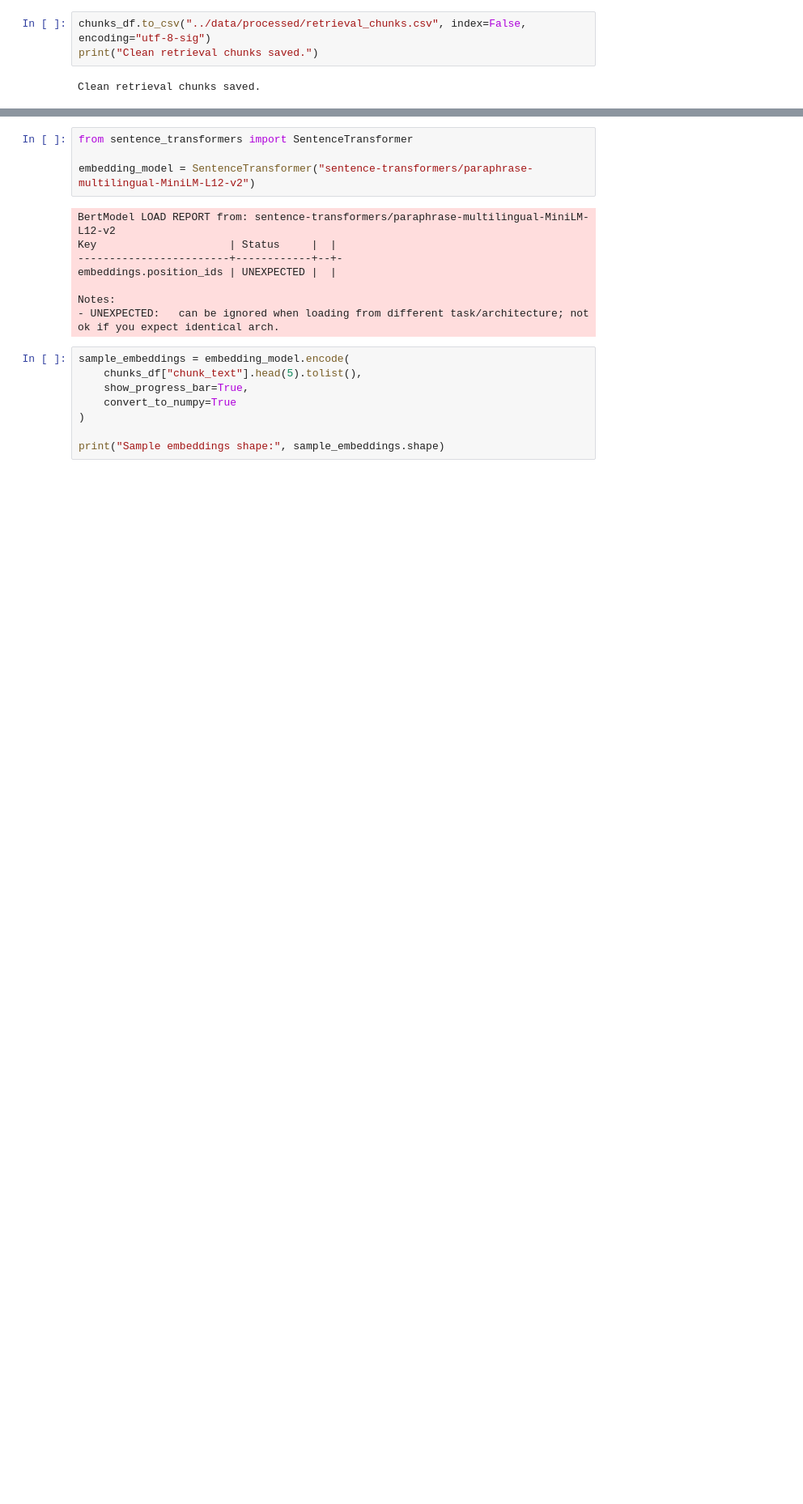
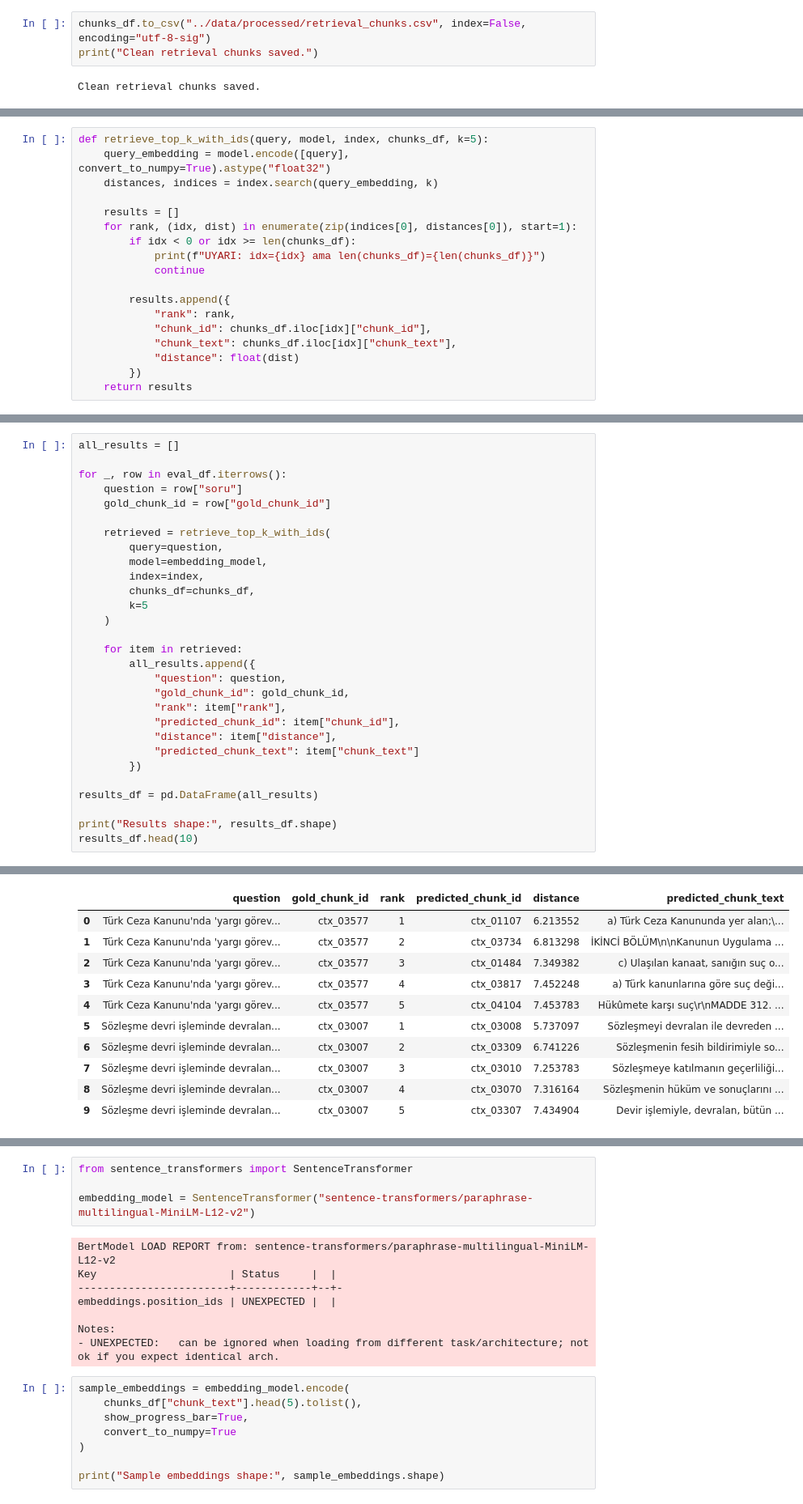
Before and after one commit to Kutay11019/turkish-legal-rag, a Jupyter notebook: notebooks/01_dataset_exploration.ipynb, the cells around one changed output, grey strips where cells are left out. Shown at 81% size. Cells and saved outputs as stored; diff of their text form; blank space fills up the shorter version.

```diff
--- a/notebooks/01_dataset_exploration.ipynb
+++ b/notebooks/01_dataset_exploration.ipynb
@@ -710,0 +971,18 @@ Loaded chunks: (4460, 1)
+# %%
+def retrieve_top_k_with_ids(query, model, index, chunks_df, k=5):
+    query_embedding = model.encode([query], convert_to_numpy=True).astype("float32")
+    distances, indices = index.search(query_embedding, k)
+
+    results = []
+    for rank, (idx, dist) in enumerate(zip(indices[0], distances[0]), start=1):
+        if idx < 0 or idx >= len(chunks_df):
+            print(f"UYARI: idx={idx} ama len(chunks_df)={len(chunks_df)}")
+            continue
+
+        results.append({
+            "rank": rank,
+            "chunk_id": chunks_df.iloc[idx]["chunk_id"],
+            "chunk_text": chunks_df.iloc[idx]["chunk_text"],
+            "distance": float(dist)
+        })
+    return results
@@ -710,0 +999,30 @@ Loaded chunks: (4460, 1)
+# %%
+all_results = []
+
+for _, row in eval_df.iterrows():
+    question = row["soru"]
+    gold_chunk_id = row["gold_chunk_id"]
+
+    retrieved = retrieve_top_k_with_ids(
+        query=question,
+        model=embedding_model,
+        index=index,
+        chunks_df=chunks_df,
+        k=5
+    )
+
+    for item in retrieved:
+        all_results.append({
+            "question": question,
+            "gold_chunk_id": gold_chunk_id,
+            "rank": item["rank"],
+            "predicted_chunk_id": item["chunk_id"],
+            "distance": item["distance"],
+            "predicted_chunk_text": item["chunk_text"]
+        })
+
+results_df = pd.DataFrame(all_results)
+
+print("Results shape:", results_df.shape)
+results_df.head(10)
+# %% [output]
@@ -710,0 +1030,11 @@ Loaded chunks: (4460, 1)
+|  | question | gold_chunk_id | rank | predicted_chunk_id | distance | predicted_chunk_text |
+| 0 | Türk Ceza Kanunu'nda 'yargı görev... | ctx_03577 | 1 | ctx_01107 | 6.213552 | a) Türk Ceza Kanununda yer alan;\... |
+| 1 | Türk Ceza Kanunu'nda 'yargı görev... | ctx_03577 | 2 | ctx_03734 | 6.813298 | İKİNCİ BÖLÜM\n\nKanunun Uygulama ... |
+| 2 | Türk Ceza Kanunu'nda 'yargı görev... | ctx_03577 | 3 | ctx_01484 | 7.349382 | c) Ulaşılan kanaat, sanığın suç o... |
+| 3 | Türk Ceza Kanunu'nda 'yargı görev... | ctx_03577 | 4 | ctx_03817 | 7.452248 | a) Türk kanunlarına göre suç deği... |
+| 4 | Türk Ceza Kanunu'nda 'yargı görev... | ctx_03577 | 5 | ctx_04104 | 7.453783 | Hükûmete karşı suç\r\nMADDE 312. ... |
+| 5 | Sözleşme devri işleminde devralan... | ctx_03007 | 1 | ctx_03008 | 5.737097 | Sözleşmeyi devralan ile devreden ... |
+| 6 | Sözleşme devri işleminde devralan... | ctx_03007 | 2 | ctx_03309 | 6.741226 | Sözleşmenin fesih bildirimiyle so... |
+| 7 | Sözleşme devri işleminde devralan... | ctx_03007 | 3 | ctx_03010 | 7.253783 | Sözleşmeye katılmanın geçerliliği... |
+| 8 | Sözleşme devri işleminde devralan... | ctx_03007 | 4 | ctx_03070 | 7.316164 | Sözleşmenin hüküm ve sonuçlarını ... |
+| 9 | Sözleşme devri işleminde devralan... | ctx_03007 | 5 | ctx_03307 | 7.434904 | Devir işlemiyle, devralan, bütün ... |
```
Also changed, not shown: parts of 79 cells of this notebook.
